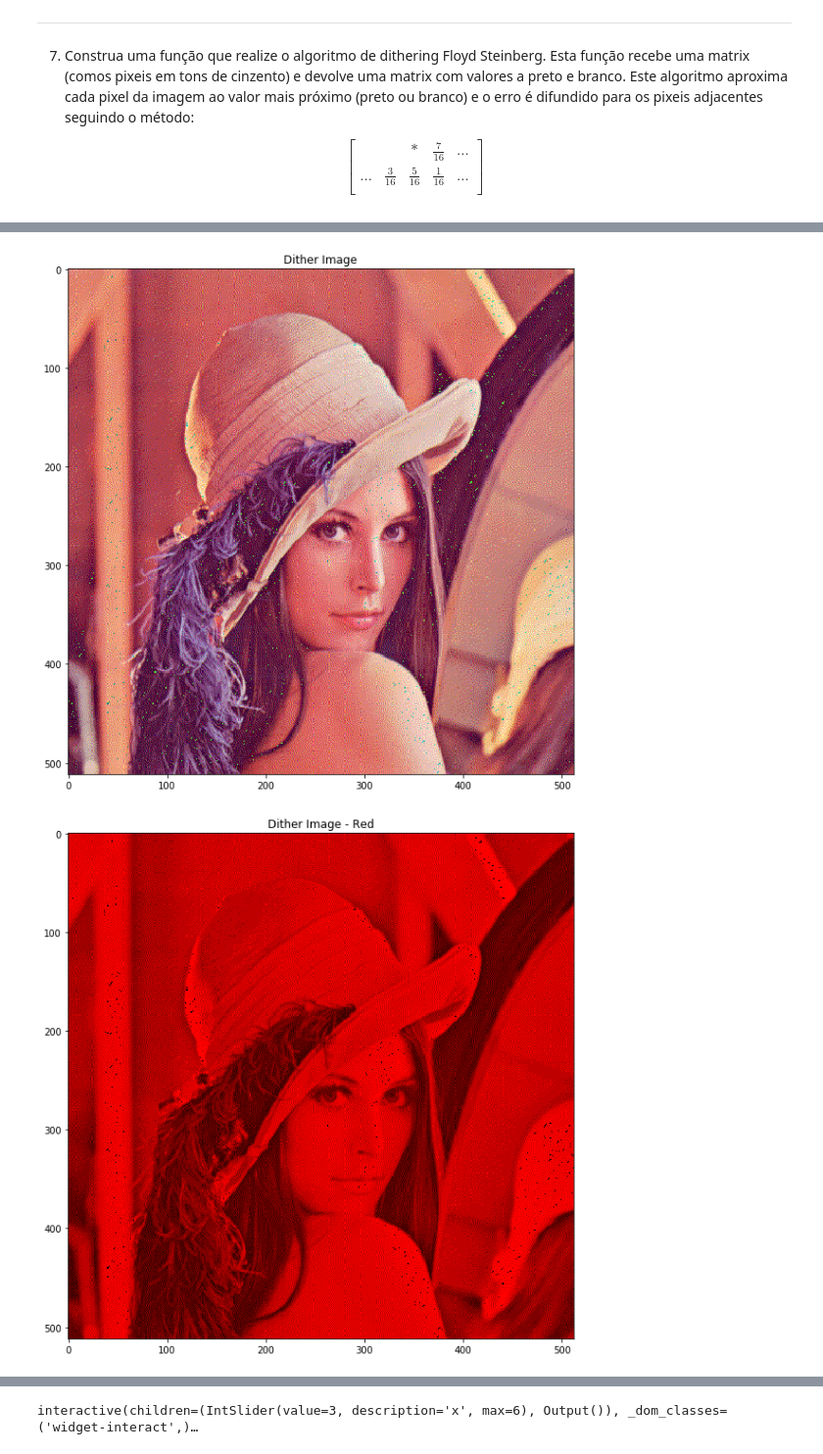
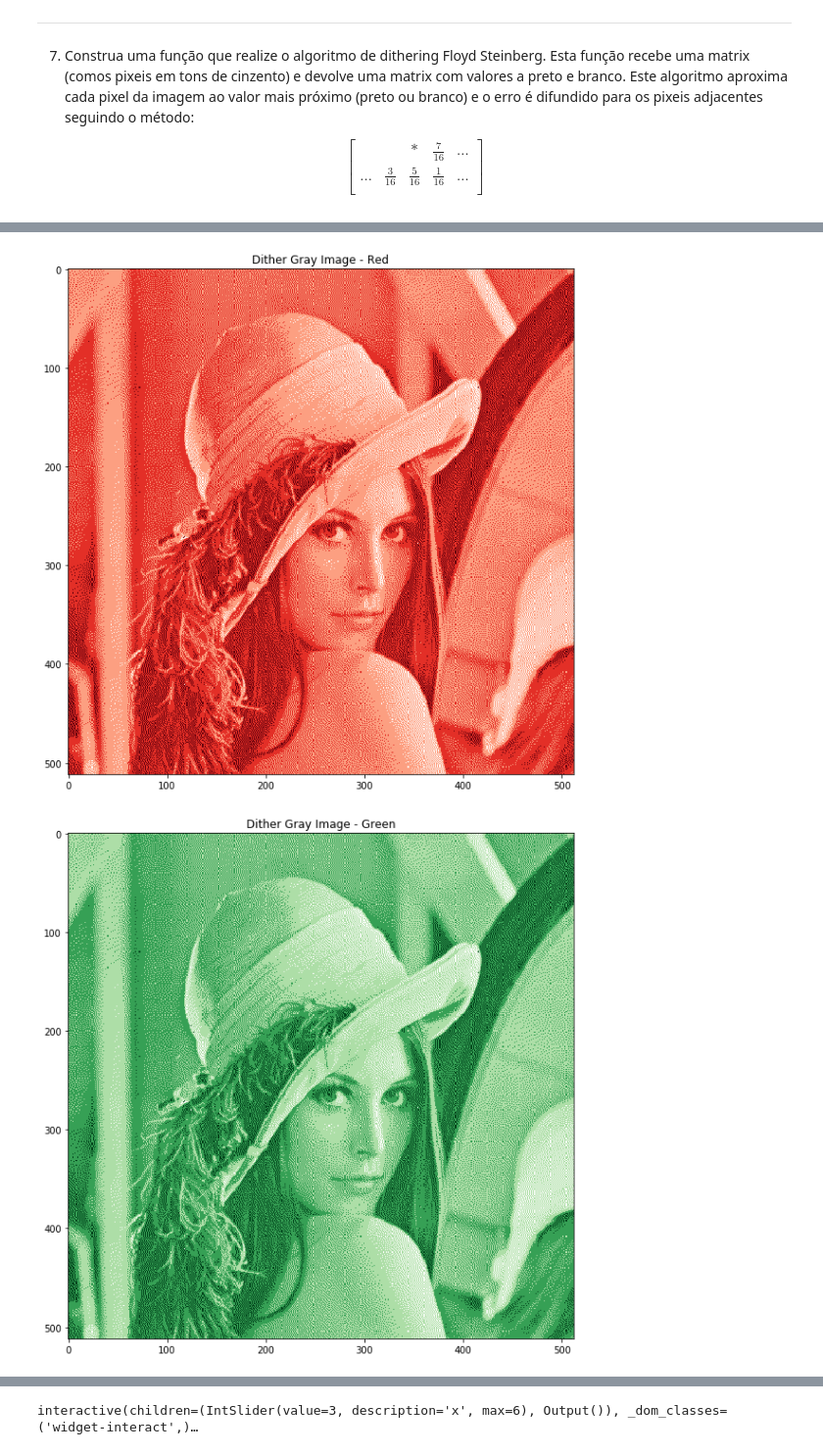
Before and after one commit to zeGarcao/TP1_CSM, a Jupyter notebook: RELATORIO_TP1.ipynb, the cells around one changed output, grey strips where cells are left out. Shown at 98% size. Drawn from its saved outputs; the diff is of its cells as text; code cells hidden in the pictures.

```diff
--- a/RELATORIO_TP1.ipynb
+++ b/RELATORIO_TP1.ipynb
@@ -197,21 +197,31 @@ plt.show()
 \end{bmatrix}
 # %%
 # EX 7
-colors = 4
+colors = 3
 lena_gray_dit = dither(lena_gray, colors)
 lena_dit = dither(x_img, colors)
 
-lena_dit_blue = lena_dit.copy()
-lena_dit_green = lena_dit.copy()
-lena_dit_red = lena_dit.copy()
-
-lena_dit_blue[:,:,1:3] = 0
-lena_dit_green[:,:,0:3:2] = 0
-lena_dit_red[:,:,0:2] = 0
 
 plt.figure(figsize=(10,10))
 plt.title('Dither Gray Image')
 plt.imshow(cv2.cvtColor(lena_gray_dit, cv2.COLOR_BGR2RGB))
+
+plt.figure(figsize=(10,10))
+plt.title('Dither Gray Image - Red')
+plt.imshow(lena_gray_dit[:,:,2], cmap="Reds_r")
+plt.show()
+
+plt.figure(figsize=(10,10))
+plt.title('Dither Gray Image - Green')
+plt.imshow(lena_gray_dit[:,:,1], cmap="Greens_r")
+plt.show()
+
+plt.figure(figsize=(10,10))
+plt.title('Dither Gray Image - Blue')
+plt.imshow(lena_gray_dit[:,:,0], cmap="Blues_r")
+plt.show()
+
+
 
 plt.figure(figsize=(10,10))
 plt.title('Dither Image')
@@ -220,16 +230,31 @@ plt.show()
 
 plt.figure(figsize=(10,10))
 plt.title('Dither Image - Red')
-plt.imshow(cv2.cvtColor(lena_dit_red, cv2.COLOR_BGR2RGB))
+plt.imshow(lena_dit[:,:,2], cmap="Reds_r")
 plt.show()
 
 plt.figure(figsize=(10,10))
 plt.title('Dither Image - Green')
-plt.imshow(cv2.cvtColor(lena_dit_green, cv2.COLOR_BGR2RGB))
+plt.imshow(lena_dit[:,:,1], cmap="Greens_r")
 plt.show()
 
 plt.figure(figsize=(10,10))
 plt.title('Dither Image - Blue')
-plt.imshow(cv2.cvtColor(lena_dit_blue, cv2.COLOR_BGR2RGB))
+plt.imshow(lena_dit[:,:,0], cmap="Blues_r")
 plt.show()
+
+plt.figure(figsize=(10,10))
+plt.title('Dither Image - Red')
+plt.imshow(lena_dit[:,:,2], cmap="Greys_r")
+plt.show()
+
+plt.figure(figsize=(10,10))
+plt.title('Dither Image - Green')
+plt.imshow(lena_dit[:,:,1], cmap="Greys_r")
+plt.show()
+
+plt.figure(figsize=(10,10))
+plt.title('Dither Image - Blue')
+plt.imshow(lena_dit[:,:,0], cmap="Greys_r")
+plt.show()
 # %% [output]
@@ -237,2 +262,2 @@ plt.show()
-[figure, old version]
+[figure, new version]
-[figure, old version]
+[figure, new version]
```
Also changed, not shown: parts of 1 cell of this notebook.
